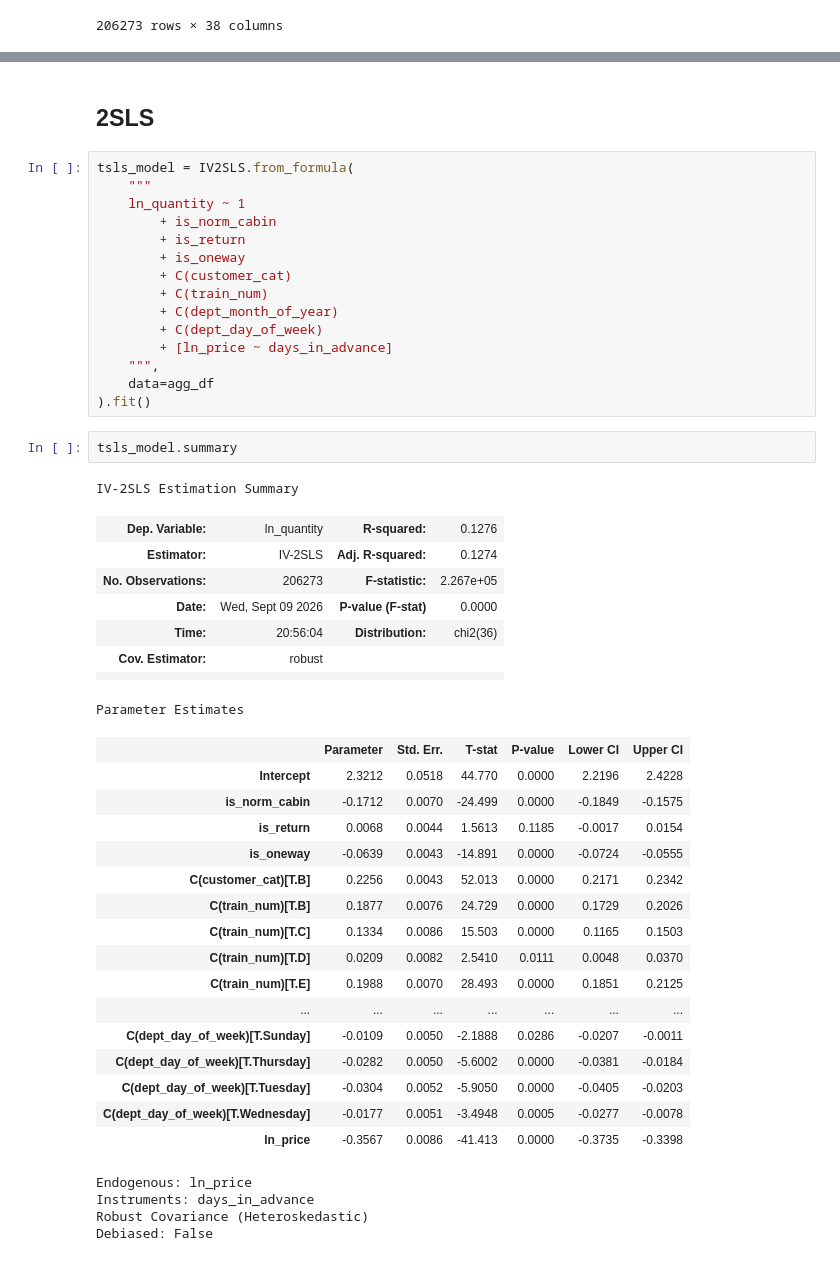
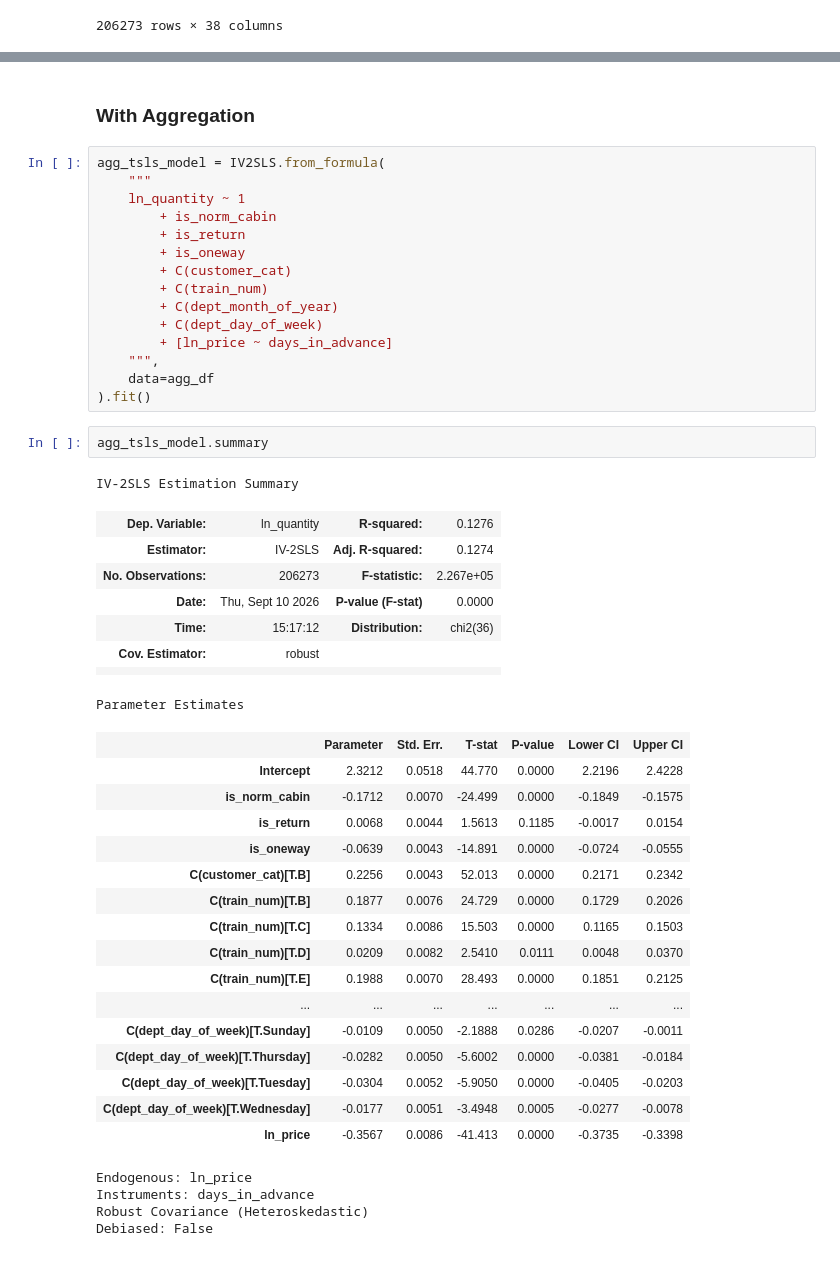
Before and after one commit to chiabingxuan/DBA5101-Project1, a Jupyter notebook: src/dba5101_project1.ipynb, the cells around one changed output, grey strips where cells are left out. Drawn from its saved outputs; the diff is of its cells as text.

```diff
--- a/src/dba5101_project1.ipynb
+++ b/src/dba5101_project1.ipynb
@@ -289,7 +595,7 @@ strong multicollinearity or other numerical problems.
 # %% [markdown]
-## 2SLS
+### With Aggregation
 # %%
-tsls_model = IV2SLS.from_formula(
+agg_tsls_model = IV2SLS.from_formula(
     """
     ln_quantity ~ 1
         + is_norm_cabin
@@ -304,14 +610,14 @@ tsls_model = IV2SLS.from_formula(
     data=agg_df
 ).fit()
 # %%
-tsls_model.summary
+agg_tsls_model.summary
 # %% [output]
 IV-2SLS Estimation Summary
 | Dep. Variable: | ln_quantity | R-squared: | 0.1276 |
 | Estimator: | IV-2SLS | Adj. R-squared: | 0.1274 |
 | No. Observations: | 206273 | F-statistic: | 2.267e+05 |
-| Date: | Wed, Sept 09 2026 | P-value (F-stat) | 0.0000 |
-| Time: | 20:56:04 | Distribution: | chi2(36) |
+| Date: | Thu, Sept 10 2026 | P-value (F-stat) | 0.0000 |
+| Time: | 15:17:12 | Distribution: | chi2(36) |
 | Cov. Estimator: | robust |  |  |
 |  |  |  |  |
 Parameter Estimates
```
Also changed, not shown: parts of 32 cells of this notebook.
